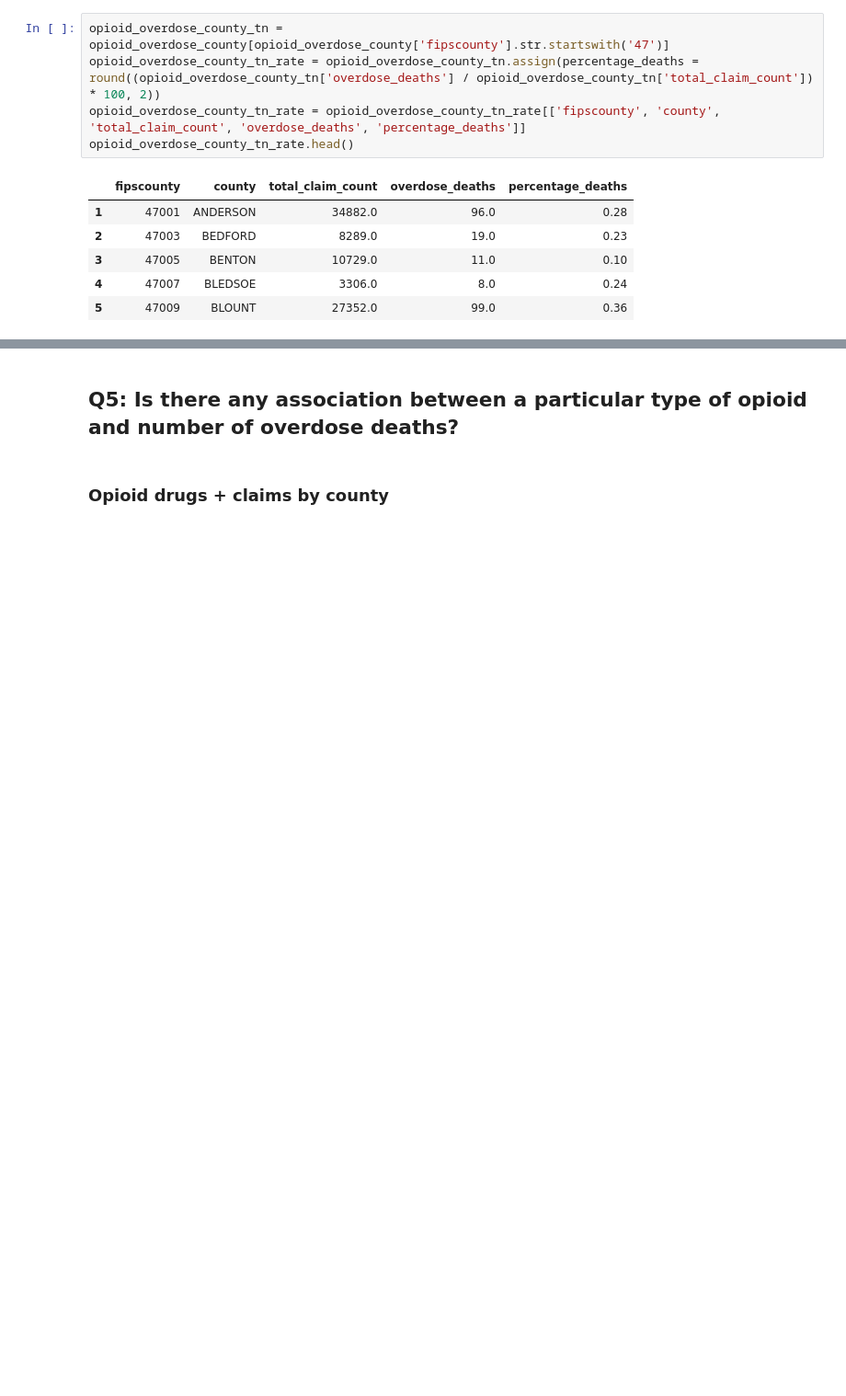
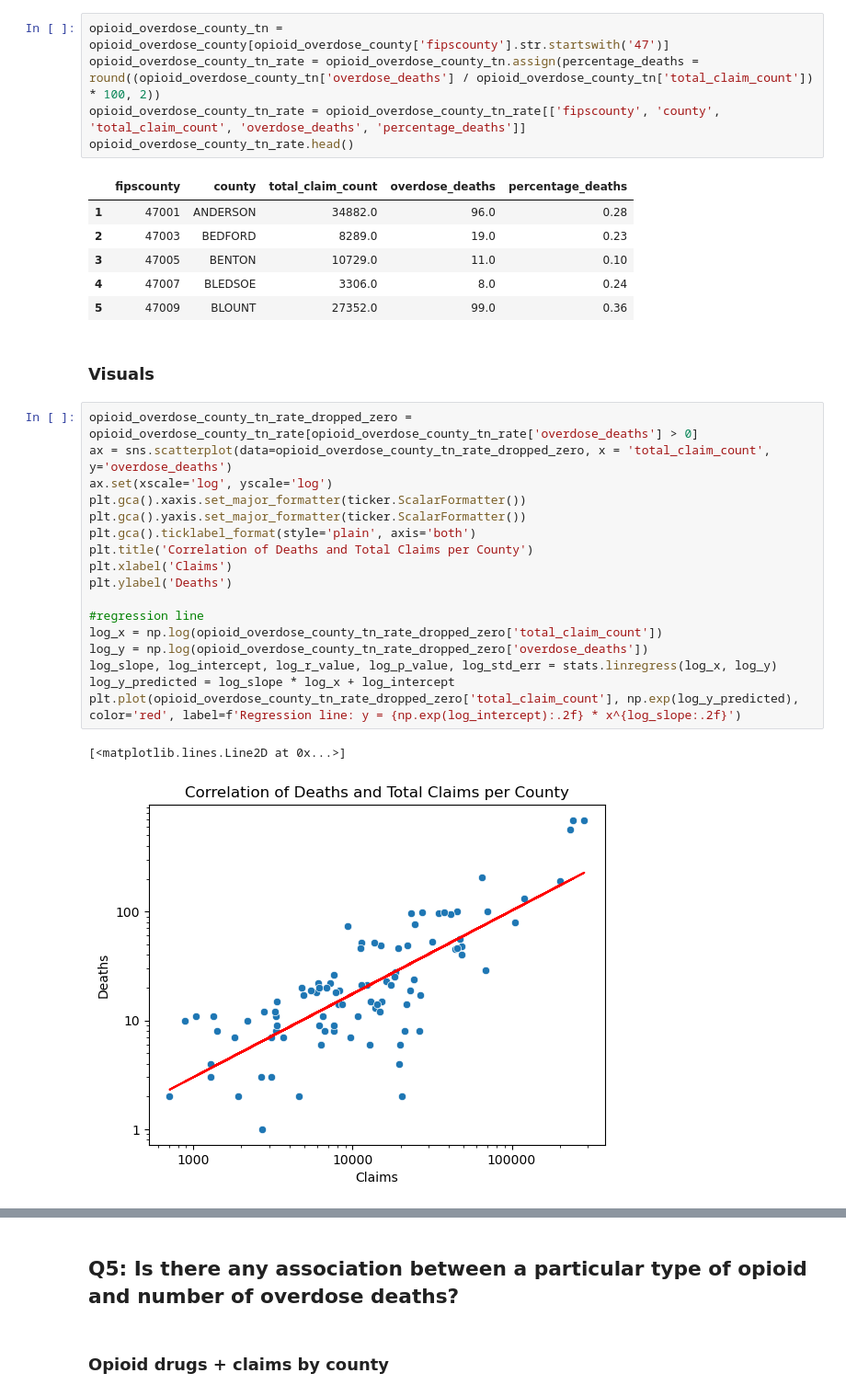
Before and after one commit to NSS-Data-Analytics-Cohort-14/prescribers-python-da14-too-legit-to-git, a Jupyter notebook: notebooks/prescribers.ipynb, the cells around one changed output, grey strips where cells are left out. Shown at 92% size. Saved outputs shown, nothing was run; the diff lists cells and outputs as text; blank space fills up the shorter version.

Commit message:
added Q4 and Q3 visuals

```diff
--- a/notebooks/prescribers.ipynb
+++ b/notebooks/prescribers.ipynb
@@ -433,3 +439,25 @@ opioid_overdose_county_tn_rate.head()
 | 3 | 47005 | BENTON | 10729.0 | 11.0 | 0.10 |
 | 4 | 47007 | BLEDSOE | 3306.0 | 8.0 | 0.24 |
 | 5 | 47009 | BLOUNT | 27352.0 | 99.0 | 0.36 |
+# %% [markdown]
+### Visuals
+# %%
+opioid_overdose_county_tn_rate_dropped_zero = opioid_overdose_county_tn_rate[opioid_overdose_county_tn_rate['overdose_deaths'] > 0]
+ax = sns.scatterplot(data=opioid_overdose_county_tn_rate_dropped_zero, x = 'total_claim_count', y='overdose_deaths')
+ax.set(xscale='log', yscale='log')
+plt.gca().xaxis.set_major_formatter(ticker.ScalarFormatter())
+plt.gca().yaxis.set_major_formatter(ticker.ScalarFormatter())
+plt.gca().ticklabel_format(style='plain', axis='both')
+plt.title('Correlation of Deaths and Total Claims per County')
+plt.xlabel('Claims')
+plt.ylabel('Deaths')
+
+#regression line
+log_x = np.log(opioid_overdose_county_tn_rate_dropped_zero['total_claim_count'])
+log_y = np.log(opioid_overdose_county_tn_rate_dropped_zero['overdose_deaths'])
+log_slope, log_intercept, log_r_value, log_p_value, log_std_err = stats.linregress(log_x, log_y)
+log_y_predicted = log_slope * log_x + log_intercept
+plt.plot(opioid_overdose_county_tn_rate_dropped_zero['total_claim_count'], np.exp(log_y_predicted), color='red', label=f'Regression line: y = {np.exp(log_intercept):.2f} * x^{log_slope:.2f}')
+# %% [output]
+[<matplotlib.lines.Line2D at 0x...>]
+[figure, added]
```
Also changed, not shown: parts of 8 cells of this notebook.
